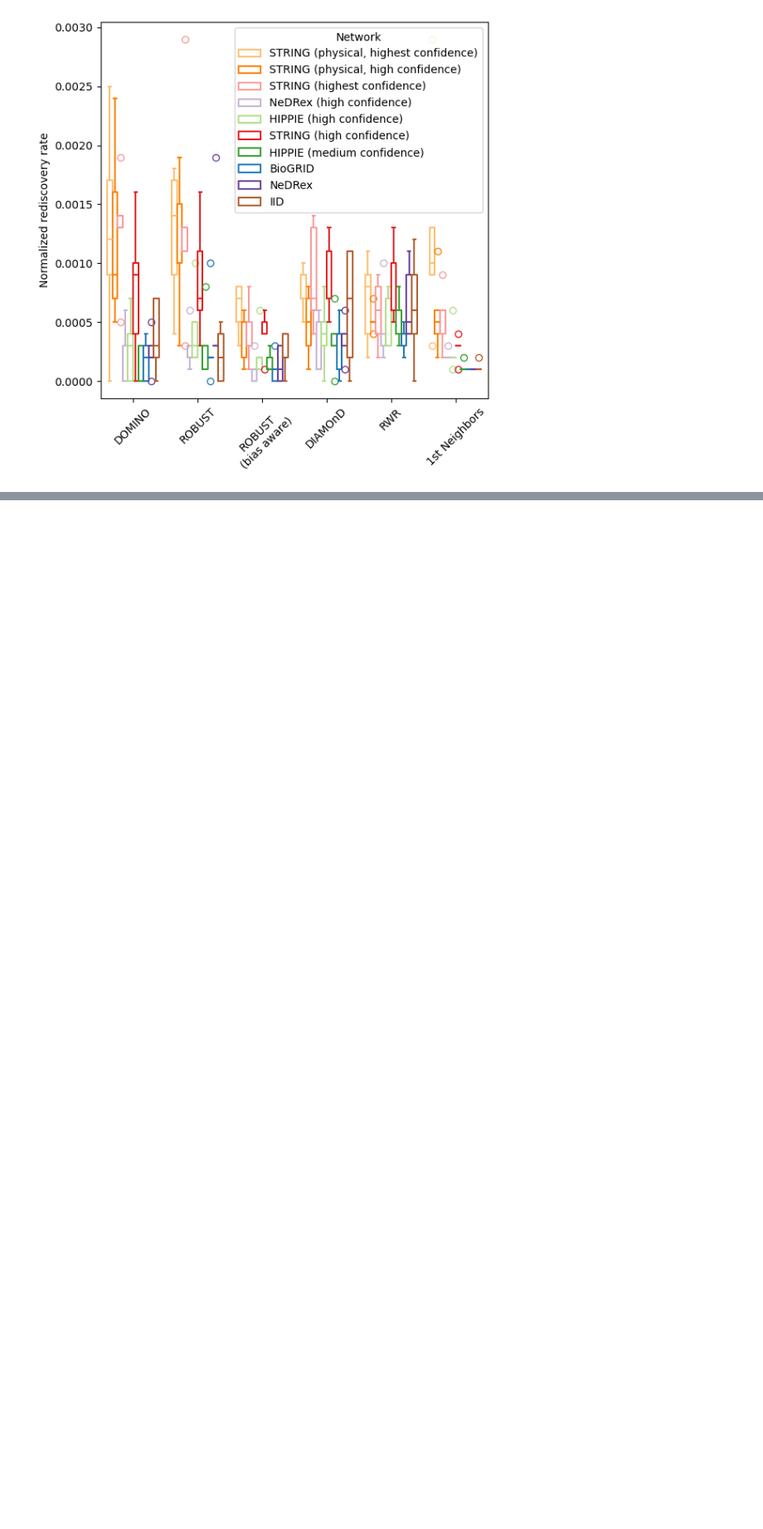
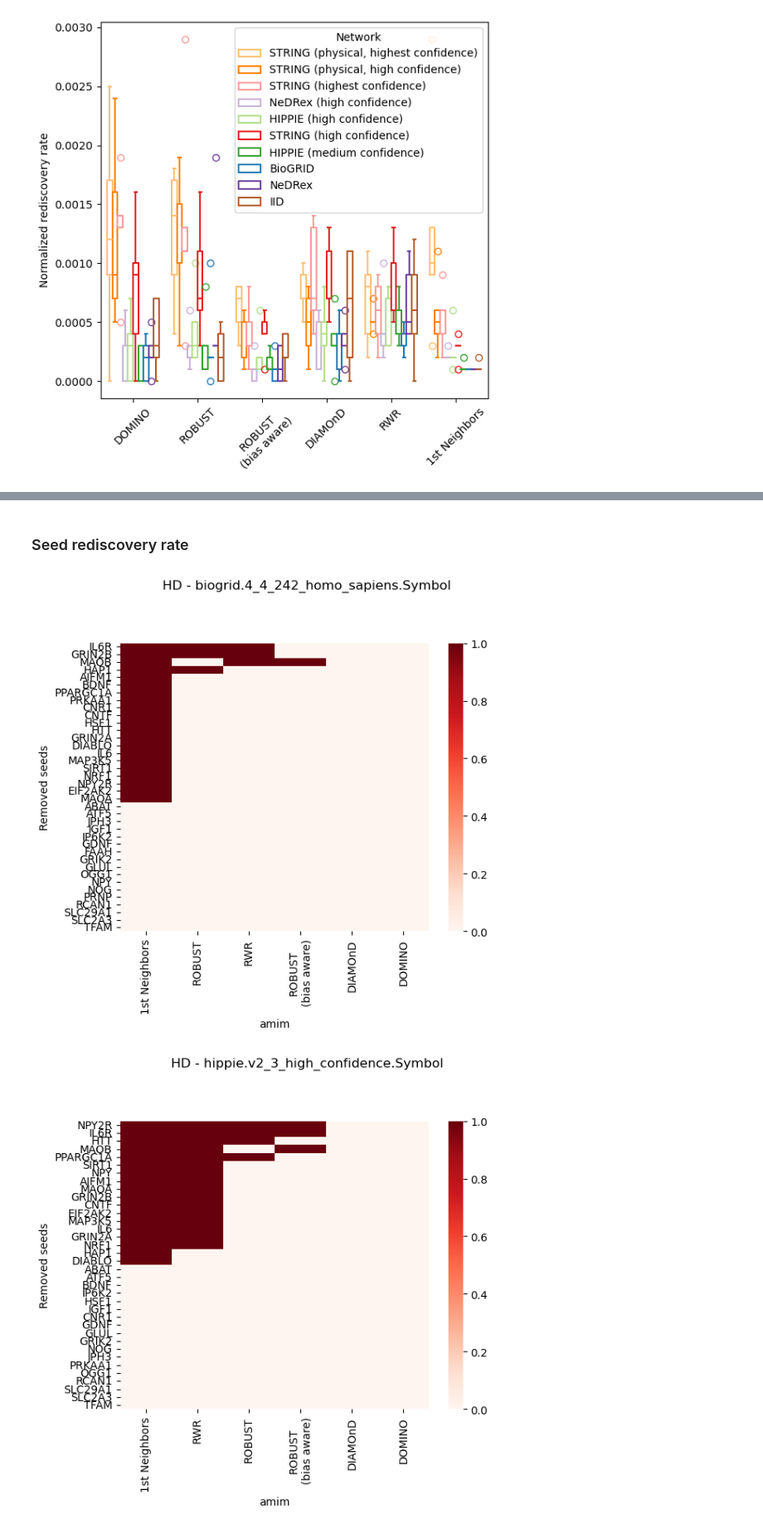
Before and after one commit to REPO4EU/modulediscovery_demonstration, a Jupyter notebook: src/05_visualize_seed_permutation.ipynb, the cells around one changed output, grey strips where cells are left out. Shown at 83% size. Cells and saved outputs as stored; diff of their text form; code cells hidden in the pictures; blank space fills up the shorter version.

Commit message:
attempts to visualize rediscovery on gene level

```diff
--- a/src/05_visualize_seed_permutation.ipynb
+++ b/src/05_visualize_seed_permutation.ipynb
@@ -14,15 +18,28 @@ from functions import split_module_id
 # %%
 summary_path = os.path.join(PIPELINE_RUN_DIR, "main/results/mqc_summaries/seed_permutation_mqc.tsv")
+detail_paths = glob(os.path.join(PIPELINE_RUN_DIR, "main/results/evaluation/seed_permutation/*/*detailed.tsv"))
 # %%
 amim_meta_df = pd.DataFrame.from_dict(AMIMS)
 network_meta_df = pd.DataFrame.from_dict(NETWORKS)
 seed_meta_df = pd.DataFrame.from_dict(SEED_SETS)
 
-# Drop "no_tool" from the amim meta df
+# drop "no_tool" from the amim meta df
 amim_meta_df = amim_meta_df[amim_meta_df.id != "no_tool"]
 
-
+# summaries per module
 summary_df = pd.read_csv(summary_path, sep="\t")
 summary_df[["seed_id","network_id","amim_id"]] = summary_df.id.apply(split_module_id)
 summary_df["network"] = summary_df["network_id"].replace(dict(zip(network_meta_df.id, network_meta_df.label)))
 summary_df["amim"] = summary_df["amim_id"].replace(dict(zip(amim_meta_df.id, amim_meta_df.label)))
+
+# gene-level information
+detail_df_list = []
+for path in detail_paths:
+    module_id = os.path.basename(os.path.dirname(path))     # directory name is the module id
+    df = pd.read_csv(path, sep="\t")
+    df[["seed_id","network_id","amim_id"]] = split_module_id(module_id)
+    detail_df_list.append(df)
+detail_df = pd.concat(detail_df_list, ignore_index=True)
+detail_df_list = None
+detail_df["network"] = detail_df["network_id"].replace(dict(zip(network_meta_df.id, network_meta_df.label)))
+detail_df["amim"] = detail_df["amim_id"].replace(dict(zip(amim_meta_df.id, amim_meta_df.label)))
@@ -125,0 +147,25 @@ plt.show()
+# %% [markdown]
+### Seed rediscovery rate
+# %%
+grouped_dfs = [(group, data) for group, data in detail_df.groupby(["seed_id","network_id"])]
+# %%
+# to wide format
+for group in grouped_dfs:
+    disease = group[0][0]
+    network = group[0][1]
+    df = group[1]
+    if disease != "HD":
+        continue
+    df = df.pivot(index="Removed seeds", columns="amim", values="Retrieval frequency")
+    # sort rows by sum of values
+    df = df.loc[df.sum(axis=1).sort_values(ascending=False).index]
+    # sort columns by sum of values
+    df = df[df.sum(axis=0).sort_values(ascending=False).index]
+    title = f"{disease} - {network}"
+    # add title to the heatmap
+    g = sns.heatmap(df, cmap="Reds", yticklabels=True)
+    g.figure.suptitle(title, y=1.05)  # y controls vertical position
+    plt.show()
+# %% [output]
+[figure, added]
+[figure, added]
```
Also changed, not shown: parts of 6 cells of this notebook, 1 other file.
